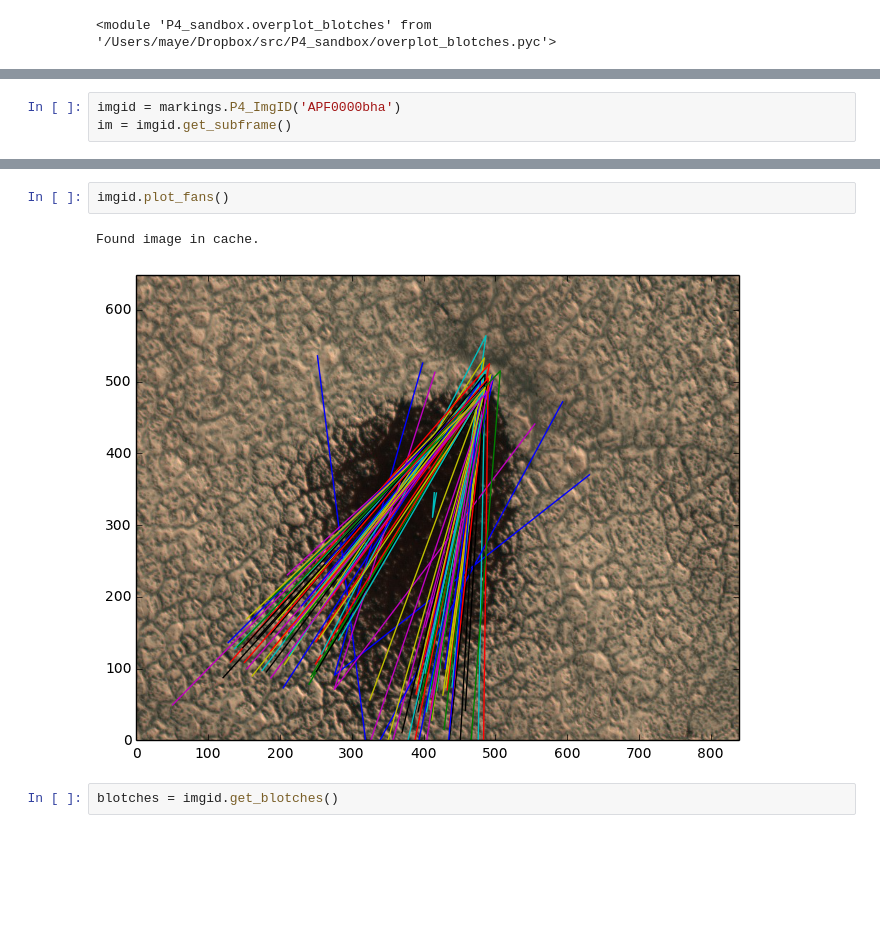
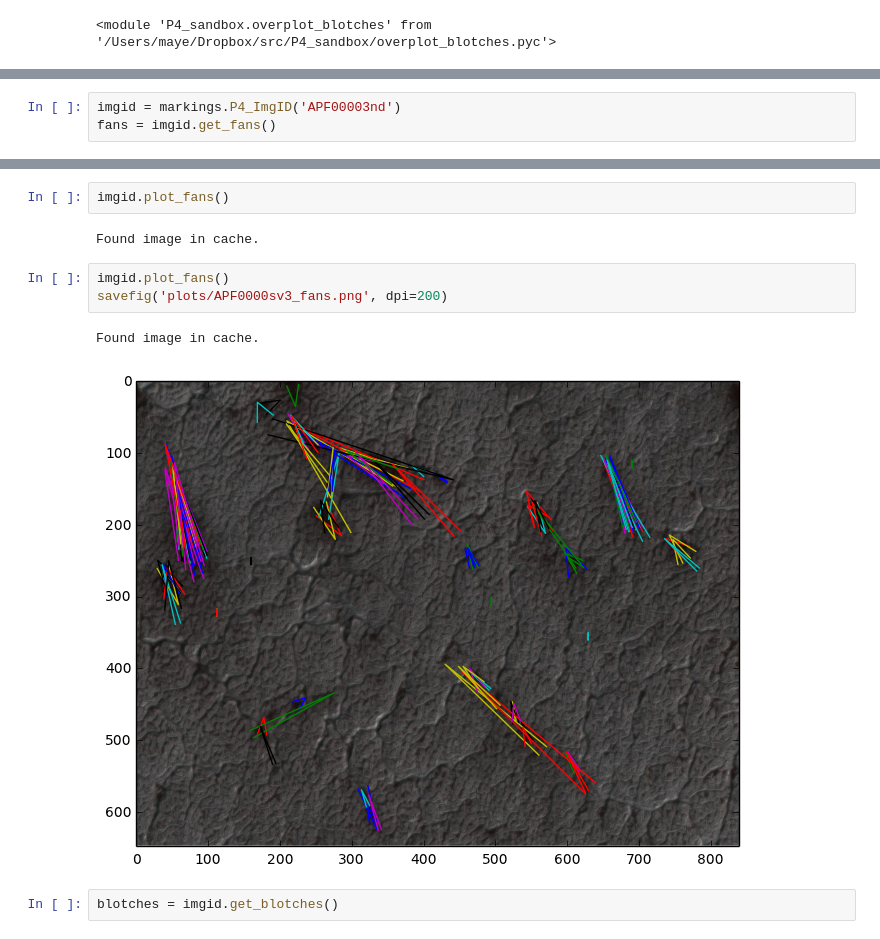
Before and after one commit to michaelaye/planet4, a Jupyter notebook: notebooks/markings.ipynb, the cells around one changed output, grey strips where cells are left out. Drawn from its saved outputs; the diff is of its cells as text; blank space fills up the shorter version.

```diff
--- a/notebooks/markings.ipynb
+++ b/notebooks/markings.ipynb
@@ -12,3 +18,3 @@ reload(ob)
 # %%
-imgid = markings.P4_ImgID('APF0000bha')
-im = imgid.get_subframe()
+imgid = markings.P4_ImgID('APF00003nd')
+fans = imgid.get_fans()
@@ -23,7 +27,12 @@ Found image in cache.
 imgid.plot_fans()
 # %% [output]
 Found image in cache.
-[figure, removed]
+# %%
+imgid.plot_fans()
+savefig('plots/APF0000sv3_fans.png', dpi=200)
+# %% [output]
+Found image in cache.
+[figure, added]
 # %%
 blotches = imgid.get_blotches()
 # %%
```
Also changed, not shown: parts of 25 cells of this notebook, 2 other files.
